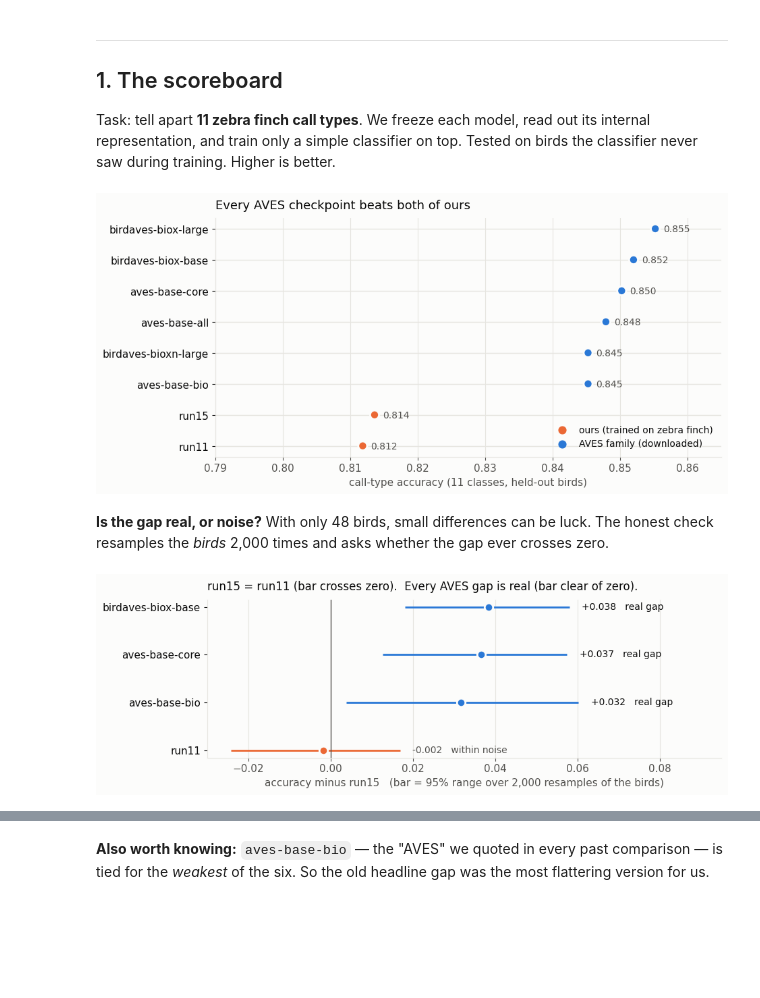
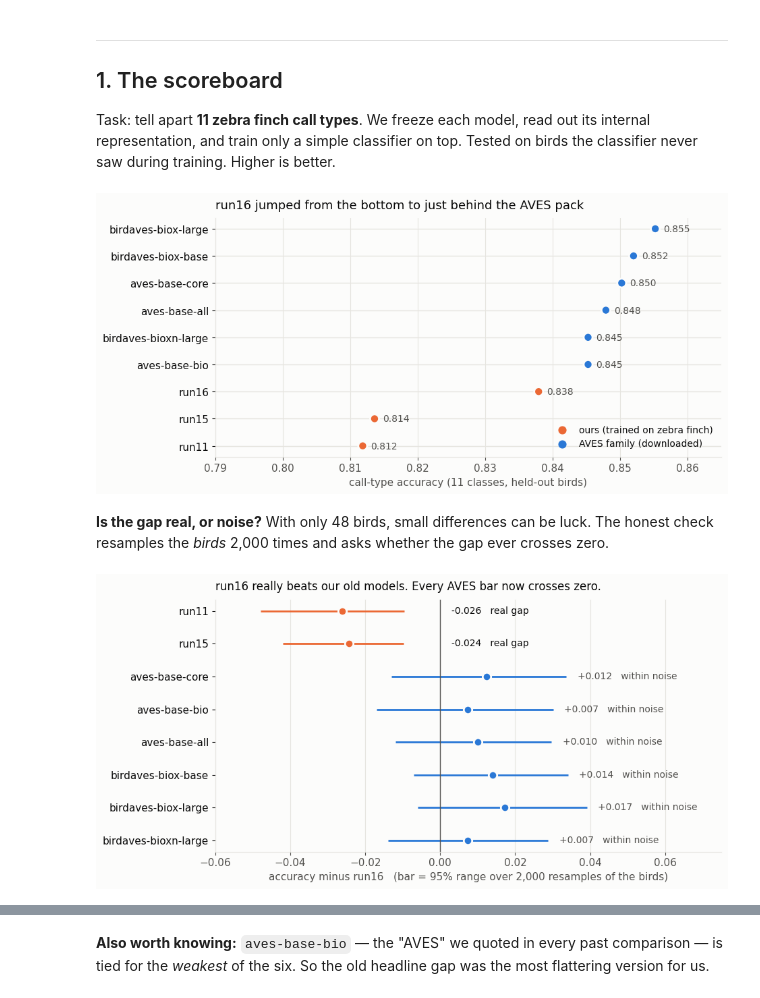
Before and after one commit to ttt5600/NeruoBatLab, a Jupyter notebook: notebooks/06_where_we_are.ipynb, the cells around one changed output, grey strips where cells are left out. Saved outputs shown, nothing was run; the diff lists cells and outputs as text; code cells hidden in the pictures; blank space fills up the shorter version.

```diff
--- a/notebooks/06_where_we_are.ipynb
+++ b/notebooks/06_where_we_are.ipynb
@@ -21,9 +26,10 @@ from IPython.display import Markdown, display
 A = Path.home() / "zf_labelset/zf_detection_dataset_v1/analysis"
 VAR   = json.loads((A / "aves_variants_calltype.json").read_text())   # run11 + six AVES checkpoints
 R15   = json.loads((A / "run15_calltype.json").read_text())           # run15 on the same probe
-BOOT  = json.loads((A / "run15_bootstrap.json").read_text())          # paired intervals vs run15
+R16   = json.loads((A / "run16_compute4x_calltype.json").read_text()) # run16 on the same probe
+BOOT  = json.loads((A / "run16_bootstrap.json").read_text())          # paired intervals, run16 vs all
 COMP  = json.loads((A / "compute_budget.json").read_text())           # run11 + AVES training budgets
-COMP15 = json.loads((A / "run15_compute.json").read_text())           # run15 measured, run16 projected
+COMP15 = json.loads((A / "run15_compute.json").read_text())           # run15 + run16 measured
 
 # two roles only, validated with the dataviz palette checker (CVD dE 24.7, contrast >= 3:1)
 OURS, AVES = "#eb6834", "#2a78d6"
@@ -32,5 +38,5 @@ plt.rcParams.update({"figure.facecolor": SURFACE, "axes.facecolor": SURFACE,
                      "axes.edgecolor": GRID, "axes.labelcolor": INK2, "xtick.color": INK2,
                      "ytick.color": INK, "text.color": INK, "font.size": 11,
                      "axes.spines.top": False, "axes.spines.right": False})
-print("loaded 5 result files")
+print("loaded 6 result files")
 # %% [output]
@@ -45,7 +51,8 @@ saw during training. Higher is better.
 # %%
 acc = {m: VAR["models"][m]["best_11"]["acc"] for m in VAR["models"]}
 acc["run15"] = R15["acc11"]
-ours = {"run11", "run15"}
+acc["run16"] = R16["acc11"]
+ours = {"run11", "run15", "run16"}
 order = sorted(acc, key=acc.get)
 
 fig, ax = plt.subplots(figsize=(9.5, 4.6))
@@ -65,37 +72,37 @@ ax.grid(axis="x", color=GRID, lw=0.8); ax.set_axisbelow(True)
 ax.scatter([], [], color=OURS, s=60, label="ours (trained on zebra finch)")
 ax.scatter([], [], color=AVES, s=60, label="AVES family (downloaded)")
 ax.legend(frameon=False, loc="lower right", fontsize=10)
-ax.set_title("Every AVES checkpoint beats both of ours", loc="left", fontsize=13, pad=10)
+ax.set_title("run16 jumped from the bottom to just behind the AVES pack", loc="left", fontsize=13, pad=10)
 plt.tight_layout(); plt.show()
 # %% [output]
-[figure, old version]
+[figure, new version]
 # %% [markdown]
 **Is the gap real, or noise?** With only 48 birds, small differences can be luck. The honest
 check resamples the *birds* 2,000 times and asks whether the gap ever crosses zero.
 # %%
-rows = [("run11", "run11"), ("aves-base-bio", "aves-base-bio"),
-        ("aves-base-core", "aves-base-core"), ("birdaves-biox-base", "birdaves-biox-base")]
-# BOOT stores run15 minus X; flip it so the chart reads "X minus run15" (positive = X is better)
-d  = [-BOOT["vs"][k]["delta"] for k, _ in rows]
-lo = [-BOOT["vs"][k]["hi"] for k, _ in rows]
-hi = [-BOOT["vs"][k]["lo"] for k, _ in rows]
+V = BOOT["vs"]["run16_compute4x"]          # stores run16 minus X
+rows = ["run11", "run15_combined"] + [m for m in VAR["models"] if m != "run11"]
+# flip so the chart reads "X minus run16": right of zero = X is better than run16
+d  = [-V[k]["delta"] for k in rows]
+lo = [-V[k]["hi"] for k in rows]
+hi = [-V[k]["lo"] for k in rows]
 
-fig, ax = plt.subplots(figsize=(9.5, 3.4))
-y = np.arange(len(rows))
-for yi, (k, _), a, b, c in zip(y, rows, lo, hi, d):
-    col = OURS if k == "run11" else AVES
+fig, ax = plt.subplots(figsize=(9.5, 4.8))
+y = np.arange(len(rows))[::-1]
+for yi, k, a, b, c in zip(y, rows, lo, hi, d):
+    col = OURS if k.startswith("run") else AVES
     ax.hlines(yi, a, b, color=col, lw=2)
     ax.scatter(c, yi, s=80, color=col, zorder=3, edgecolors=SURFACE, linewidths=2)
-    real = BOOT["vs"][k]["resolved"]
+    real = V[k]["resolved"]
     ax.text(max(b, 0) + 0.003, yi, f"{c:+.3f}   " + ("real gap" if real else "within noise"),
             va="center", fontsize=10, color=INK if real else INK2)
 ax.axvline(0, color=INK2, lw=1)
-ax.set_yticks(y); ax.set_yticklabels([n for _, n in rows])
-ax.set_xlim(-0.03, 0.095)
-ax.set_xlabel("accuracy minus run15   (bar = 95% range over 2,000 resamples of the birds)")
+ax.set_yticks(y); ax.set_yticklabels([k.replace("_combined", "") for k in rows])
+ax.set_xlim(-0.06, 0.075)
+ax.set_xlabel("accuracy minus run16   (bar = 95% range over 2,000 resamples of the birds)")
 ax.grid(axis="x", color=GRID, lw=0.8); ax.set_axisbelow(True)
-ax.set_title("run15 = run11 (bar crosses zero).  Every AVES gap is real (bar clear of zero).",
+ax.set_title("run16 really beats our old models. Every AVES bar now crosses zero.",
              loc="left", fontsize=12, pad=10)
 plt.tight_layout(); plt.show()
 # %% [output]
-[figure, old version]
+[figure, new version]
```
Also changed, not shown: parts of 15 cells of this notebook, 16 other files.
